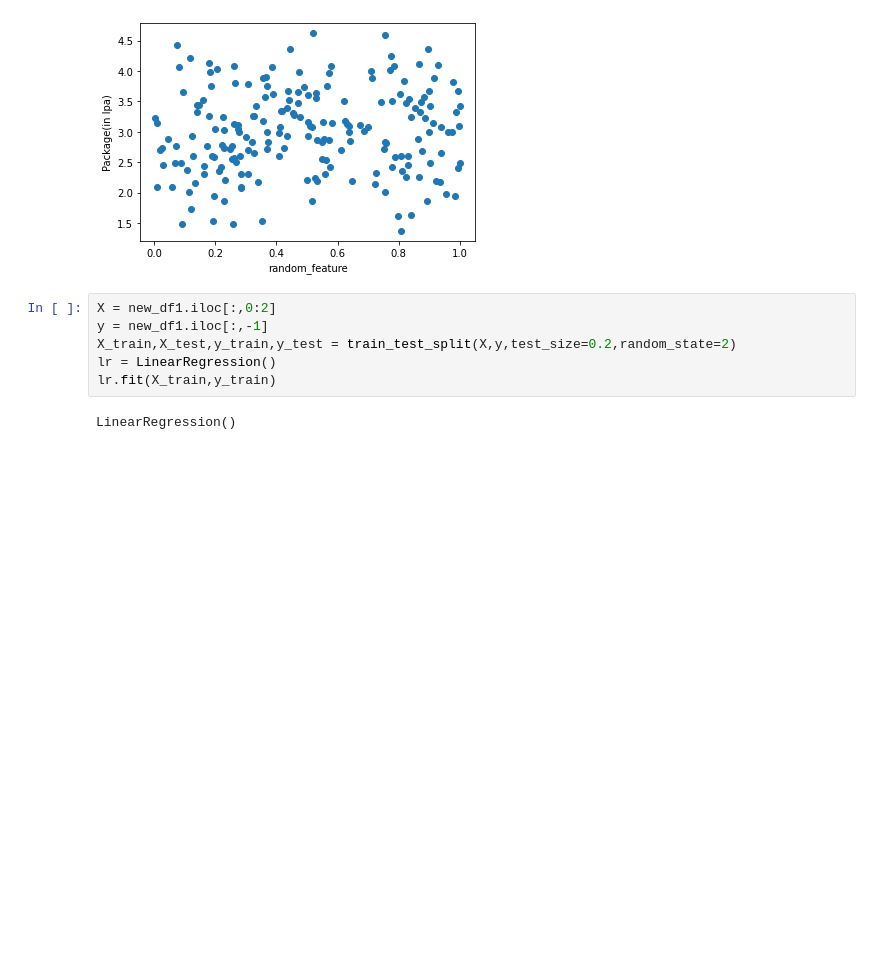
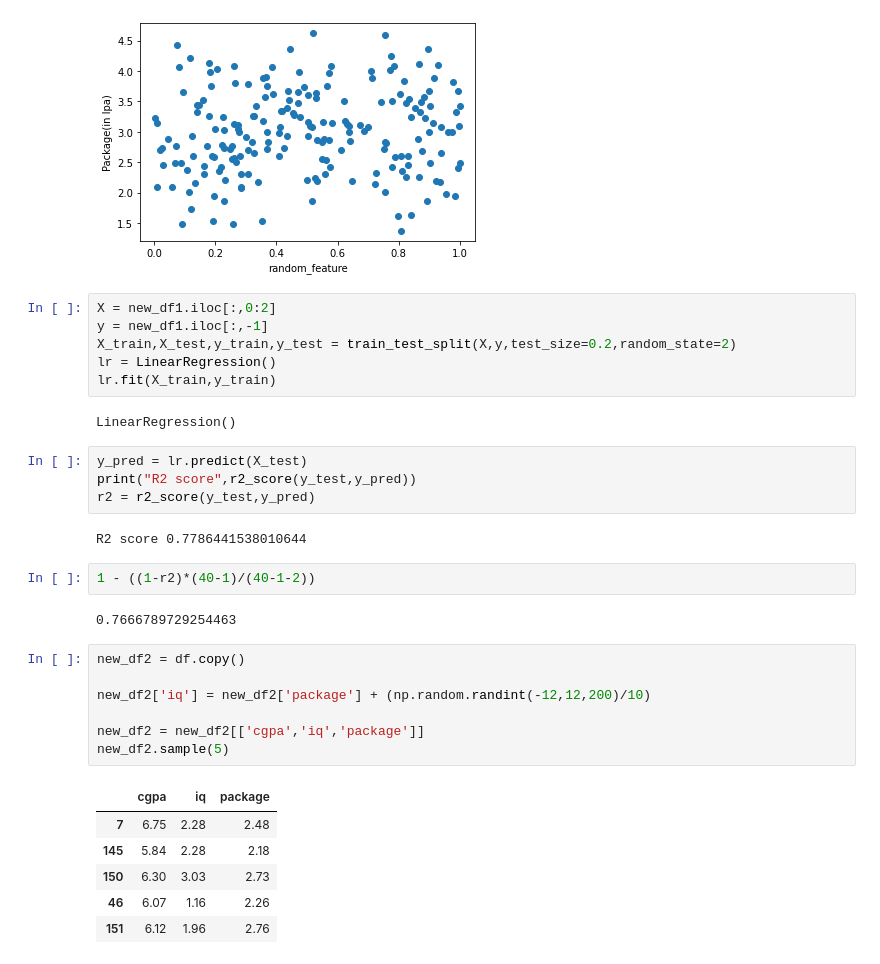
Before and after one commit to Rutujapekam/MachineLearning, a Jupyter notebook: Regression Metrics(Errors).ipynb, the cells around one changed output. Cells and saved outputs as stored; diff of their text form; blank space fills up the shorter version.

```diff
--- a/Regression Metrics(Errors).ipynb
+++ b/Regression Metrics(Errors).ipynb
@@ -100,3 +100,27 @@ lr = LinearRegression()
 lr.fit(X_train,y_train)
 # %% [output]
 LinearRegression()
+# %%
+y_pred = lr.predict(X_test)
+print("R2 score",r2_score(y_test,y_pred))
+r2 = r2_score(y_test,y_pred)
+# %% [output]
+R2 score 0.7786441538010644
+# %%
+1 - ((1-r2)*(40-1)/(40-1-2))
+# %% [output]
+0.7666789729254463
+# %%
+new_df2 = df.copy()
+
+new_df2['iq'] = new_df2['package'] + (np.random.randint(-12,12,200)/10)
+
+new_df2 = new_df2[['cgpa','iq','package']]
+new_df2.sample(5)
+# %% [output]
+|  | cgpa | iq | package |
+| 7 | 6.75 | 2.28 | 2.48 |
+| 145 | 5.84 | 2.28 | 2.18 |
+| 150 | 6.30 | 3.03 | 2.73 |
+| 46 | 6.07 | 1.16 | 2.26 |
+| 151 | 6.12 | 1.96 | 2.76 |
```
Also changed, not shown: parts of 7 cells of this notebook, 1 other file.
